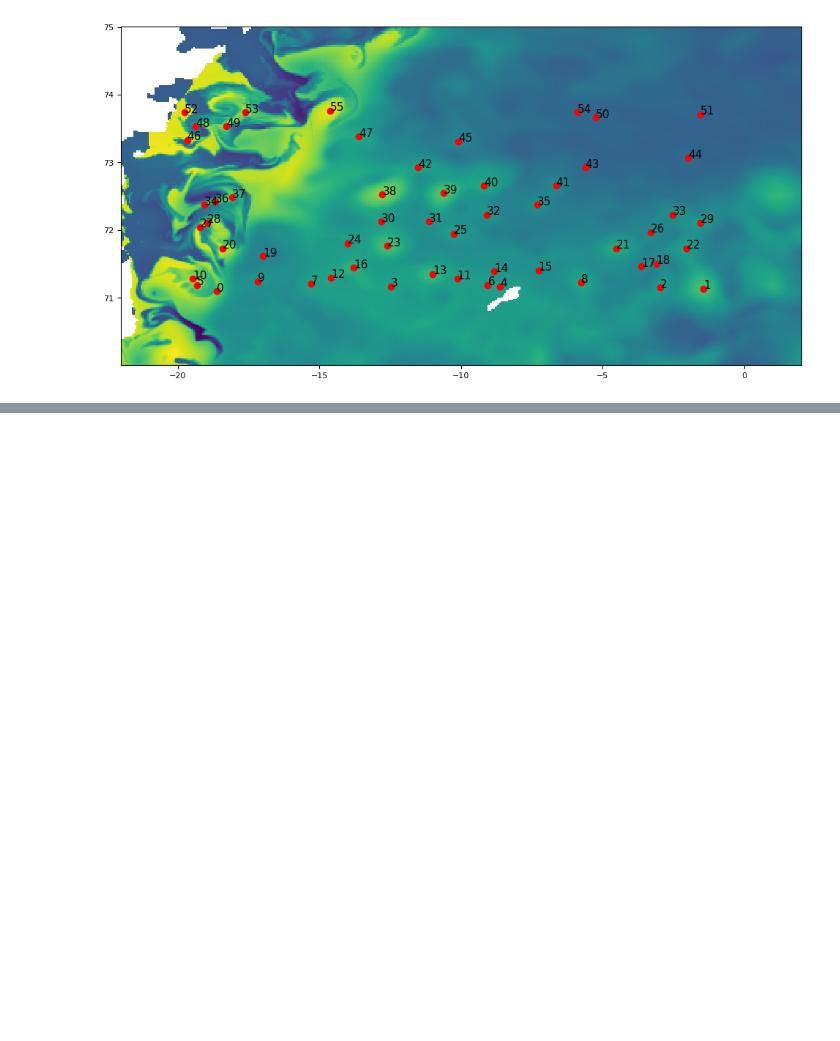
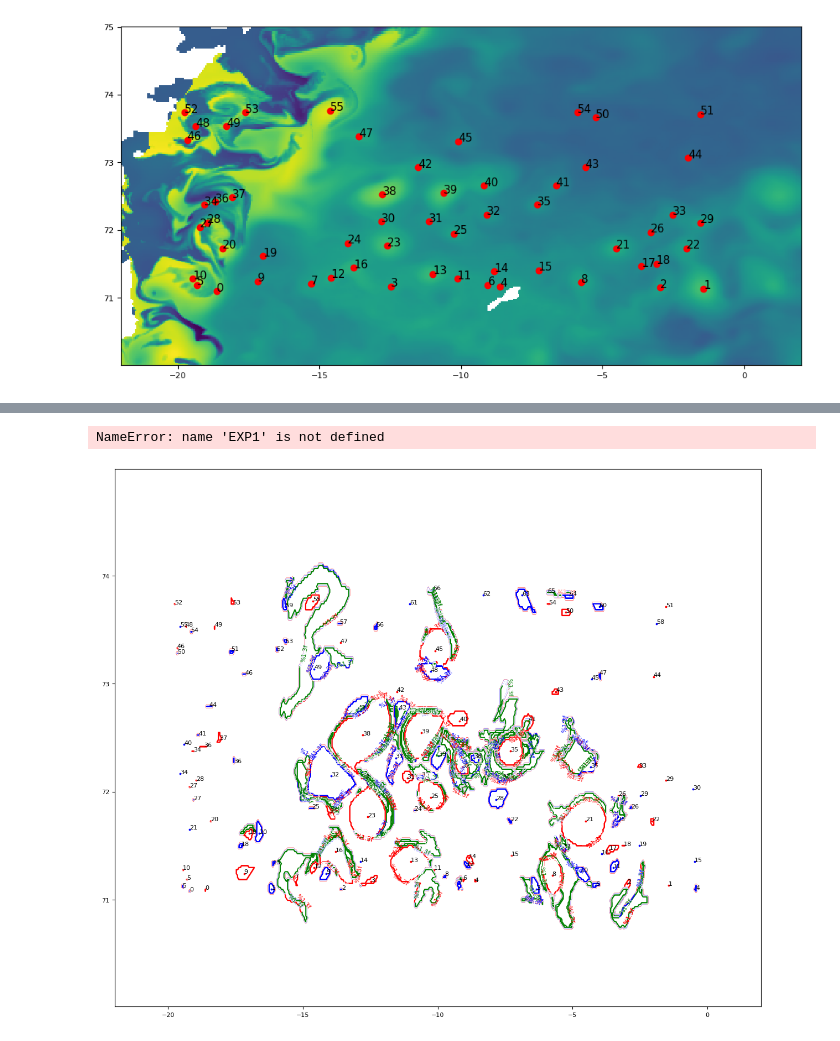
Before and after one commit to EirikKvamme/MScEirik, a Jupyter notebook: Eddies/configEddiesTest.ipynb, the cells around one changed output, grey strips where cells are left out. Cells and saved outputs as stored; diff of their text form; code cells hidden in the pictures; blank space fills up the shorter version.

Commit message:
Working on algorythm of detecting the outer eddy regions

```diff
--- a/Eddies/configEddiesTest.ipynb
+++ b/Eddies/configEddiesTest.ipynb
@@ -72,7 +72,7 @@ OW_center = OW_center.resample(time='D').mean(dim='time')
 hor_vel = df_hor_vel.resample(time='D').mean(dim='time')
 
 # Define time extent
-time = ['2018-06-01T00:00:00.000000000','2018-06-05T00:00:00.000000000']
+time = ['2018-06-01T00:00:00.000000000','2018-06-06T00:00:00.000000000']
 eta = eta.sel(time=slice(time[0],time[1]))
 eta_center = eta_center.sel(time=slice(time[0],time[1]))
 OW = OW.sel(time=slice(time[0],time[1]))
@@ -135,4 +135,4 @@ data_EXP1_cold = [eddy.Full_eddy_region_v1(eddyCenterpoints=eddyLocation[time][1
 # %%
-for i,j in enumerate(data_EXP1_cold):
-    eddies[i] = j
+# for i,j in enumerate(data_EXP1_cold):
+#     eddies[i] = j
 # %%
@@ -169,0 +166,73 @@ for time in range(len(eddies)):
+# %%
+diff_percentage = [55,57.5,60,65,70,75]
+eddies = xr.full_like(eta,fill_value=0)
+eddies = eddies.rename("EddyDetection")
+time_ = np.arange(len(eddies.time.values))
+for time in tqdm(time_,desc='Eddy region detection algorythm'):
+    eddies[time] = eddy.Full_eddy_region_v1(eddyCenterpoints=eddyLocation[0][0],eta=eta[0],hor_vel=hor_vel[0],warm=True,cold=False,test_calib=False,eddiesData=eddies[time],
+                                     min_vel_diff=0.1,
+                                     percentage_diff_vel=diff_percentage[time])
+    eddies[time] = eddy.Full_eddy_region_v1(eddyCenterpoints=eddyLocation[0][1],eta=eta[0],hor_vel=hor_vel[0],warm=False,cold=True,test_calib=False,eddiesData=eddies[time],
+                                     min_vel_diff=0.1,
+                                     percentage_diff_vel=diff_percentage[time])
+
+EXP1 = eddies
+# %%
+eddies = EXP1
+eddies = eddies.where(eddies != 0, other=np.nan)
+diff_percentage = [55,57.5,60,65,70,75]
+
+fig, ax = plt.subplots(6,1,figsize=(12,16),sharex=True,layout='constrained')
+for time in range(len(eddies)):
+
+    ax[time].set_title(f'EXP percentage_diff_vel: {diff_percentage[time]}%')
+    # Define the custom colormap
+    colors = ['red', 'blue', 'yellow', 'green']
+    cmap = mcolors.ListedColormap(colors)
+
+    # Define the normalization
+    bounds = [0.5, 1.5, 2.5, 3.5, 4.5]
+    norm = mcolors.BoundaryNorm(bounds, cmap.N)
+
+    ax[time].pcolormesh(eddies.X,eddies.Y,eddies[time],cmap=cmap,alpha=0.3,zorder=1)
+    # ax.set_xlim(eddyLocation[0][0][38][1]-1.5,eddyLocation[0][0][38][1]+3.5)
+    # ax.set_ylim(eddyLocation[0][0][38][0]-1,eddyLocation[0][0][38][0]+1)
+
+    for i, data in enumerate(eddyLocation[0][0]):
+        ax[time].scatter(data[1],data[0],c='r',s=3)
+        ax[time].annotate(i,xy=[data[1],data[0]],fontsize=5)
+    for i, data in enumerate(eddyLocation[0][1]):
+        ax[time].scatter(data[1],data[0],c='b',s=3)
+        ax[time].annotate(i,xy=[data[1],data[0]],fontsize=5)
+
+    ax[time].set_ylim(71,74)
+
+    mesh = ax[time].pcolormesh(FWC.X,FWC.Y,FWC[0],cmap='YlGnBu',vmin=0,vmax=2,zorder=0)
+    cbar = fig.colorbar(mesh,extend='max')
+    cbar.set_label('FWC [m]')
+
+    ax[time].contour(hor_vel.X,hor_vel.Y,hor_vel[0],levels=[0.05,0.1,0.15,0.2,0.4,0.6,0.8,1,1.2],colors='grey',linewidths=[0.05,0.1,0.15,0.2,0.4,0.6,0.8,1,1.2])
+    vel = hor_vel[0].where(hor_vel > 0.15)
+    ax[time].contourf(vel.X,vel.Y,vel,colors='yellow')
+# %% [output]
+NameError: name 'EXP1' is not defined
+# %%
+eddies = eddies.where(eddies != 0, other=np.nan)
+eddies = eddies.fillna(0)
+fig, ax = plt.subplots(figsize=(12,10),layout='constrained')
+levels = [0.8,0.9, 1.1, 1.9, 2.1, 3.9, 4.1]
+colors = ['white', 'red', 'white', 'blue', 'white', 'green']
+for time in range(len(eddies)):
+    eddies_ = np.ma.masked_invalid(eddies[time])
+    cntr = ax.contour(eddies.X,eddies.Y,eddies_,levels=levels,colors=colors)
+    labels = {1: f'{diff_percentage[time]}', 2: f'{diff_percentage[time]}', 4: f'{diff_percentage[time]}'}
+    ax.clabel(cntr, fmt=labels, inline=True, fontsize=8)
+
+for i, data in enumerate(eddyLocation[0][0]):
+    ax.scatter(data[1],data[0],c='r',s=3)
+    ax.annotate(i,xy=[data[1],data[0]],fontsize=8)
+for i, data in enumerate(eddyLocation[0][1]):
+    ax.scatter(data[1],data[0],c='b',s=3)
+    ax.annotate(i,xy=[data[1],data[0]],fontsize=8)
+# %% [output]
+[figure, added]
```
Also changed, not shown: parts of 5 cells of this notebook, 2 other files.
